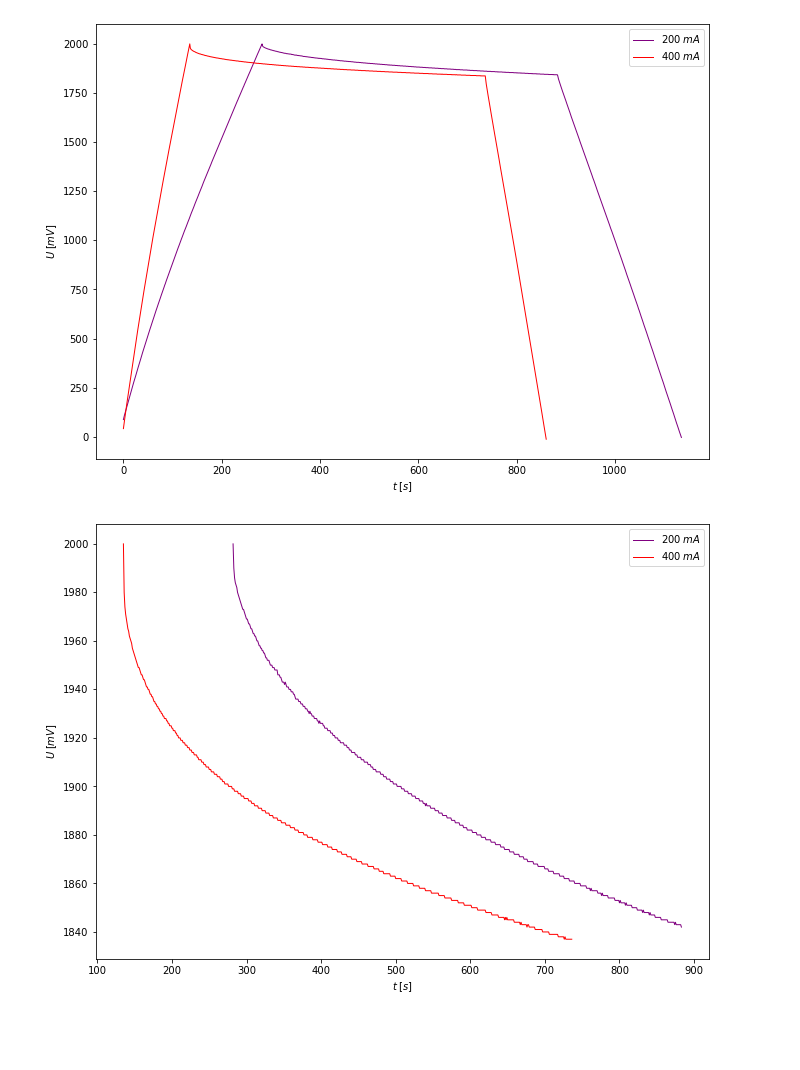
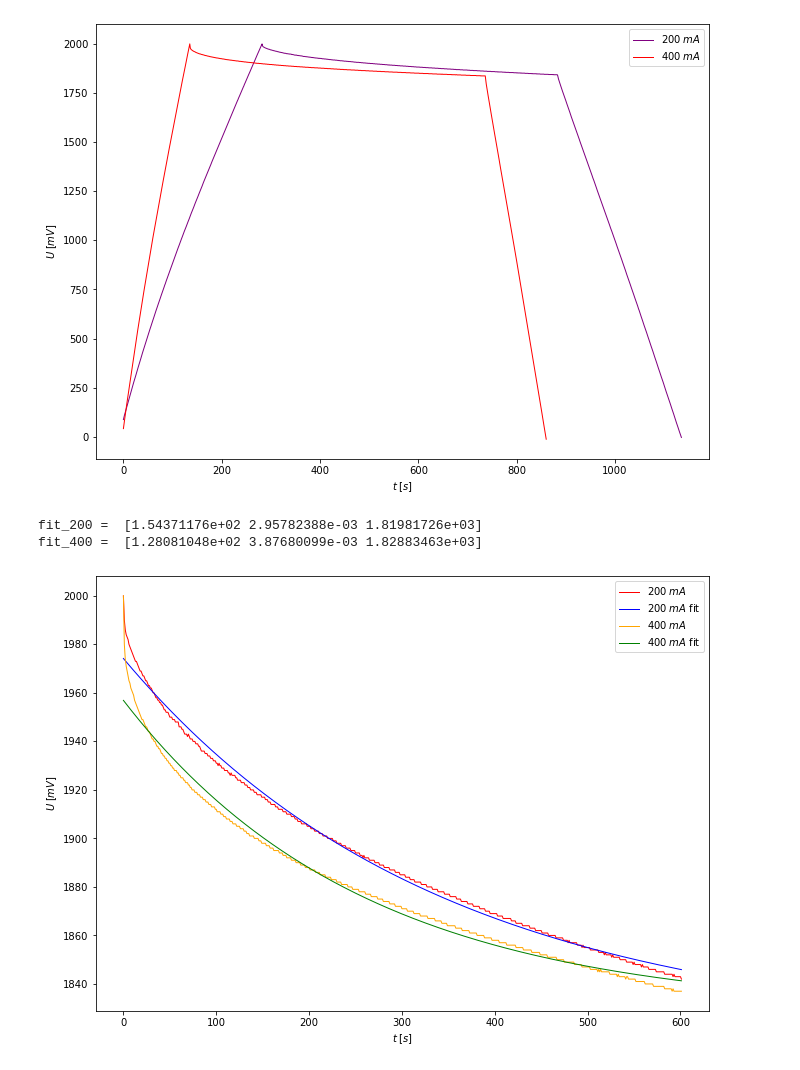
Before and after one commit to ficnawode/fizyka-pw-lab2-data-analysis, a Jupyter notebook: cw16/da.ipynb, the cells around one changed output. Saved outputs shown, nothing was run; the diff lists cells and outputs as text; code cells hidden in the pictures; blank space fills up the shorter version.

```diff
--- a/cw16/da.ipynb
+++ b/cw16/da.ipynb
@@ -32,27 +33,51 @@ plt.show()
 [figure]
 # %%
 
-d200_short = d200[282:-252]
-d400_short = d400[135:-124]
+d200_short = d200[282:-252].copy()
+d400_short = d400[135:-124].copy()
+
+d200_short['t'] -= d200_short['t'].min()
+d400_short['t'] -= d400_short['t'].min()
+
+#declare function to which we will be fitting our data
+def exp_for_fit(x, a, b, c):
+    return a*np.exp(-b * x) + c
+
 plt.figure(figsize=(11,8))
 
 #plot 200 data
-dotcolor = 'purple'
+dotcolor = 'red'
 plt.plot(d200_short['t'], d200_short['U'], label=r'$200 \; mA$', color = dotcolor, linewidth=_linewidth)
 
-x_fit_200 = np.arange(d200_short['t'].min(), d200_short['t'].max(), 1)
+
+#fit data
+fit_200, cov = sp.curve_fit(exp_for_fit,d200_short['t'],d200_short['U'], p0=[200,0,2000], maxfev=100000)
+print('fit_200 = ', fit_200)
+d200_short['U_fit'] = exp_for_fit(d200_short['t'], fit_200[0], fit_200[1], fit_200[2])
+
+dotcolor = 'blue'
+plt.plot(d200_short['t'], d200_short['U_fit'], label=r'$200 \; mA$ fit', color = dotcolor, linewidth=_linewidth)
+
 
 #plot 400 data
-dotcolor = 'red'
+dotcolor = 'orange'
 plt.plot(d400_short['t'], d400_short['U'], label=r'$400 \; mA$', color = dotcolor, linewidth=_linewidth)
 
-x_fit_400 = np.arange(d200_short['t'].min(), d200_short['t'].max(), 1)
+#fit data
+fit_400, cov = sp.curve_fit(exp_for_fit,d400_short['t'],d400_short['U'], p0=[200,0,2000], maxfev=100000)
+print('fit_400 = ', fit_400)
+d400_short['U_fit'] = exp_for_fit(d400_short['t'], fit_400[0], fit_400[1], fit_400[2])
+
+dotcolor = 'green'
+plt.plot(d400_short['t'], d400_short['U_fit'], label=r'$400 \; mA$ fit', color = dotcolor, linewidth=_linewidth)
 
 plt.xlabel(r'$t \; [s]$')
 plt.ylabel(r'$U \; [mV]$')
 
 plt.legend()
-plt.savefig('out/charakterystyka_200_i_400.jpg', dpi=_dpi)
+plt.savefig('out/exp_200_i_400.jpg', dpi=_dpi)
 plt.show()
 # %% [output]
+fit_200 =  [1.54371176e+02 2.95782388e-03 1.81981726e+03]
+fit_400 =  [1.28081048e+02 3.87680099e-03 1.82883463e+03]
-[figure, old version]
+[figure, new version]
```
Also changed, not shown: parts of 1 cell of this notebook, 2 other files.
